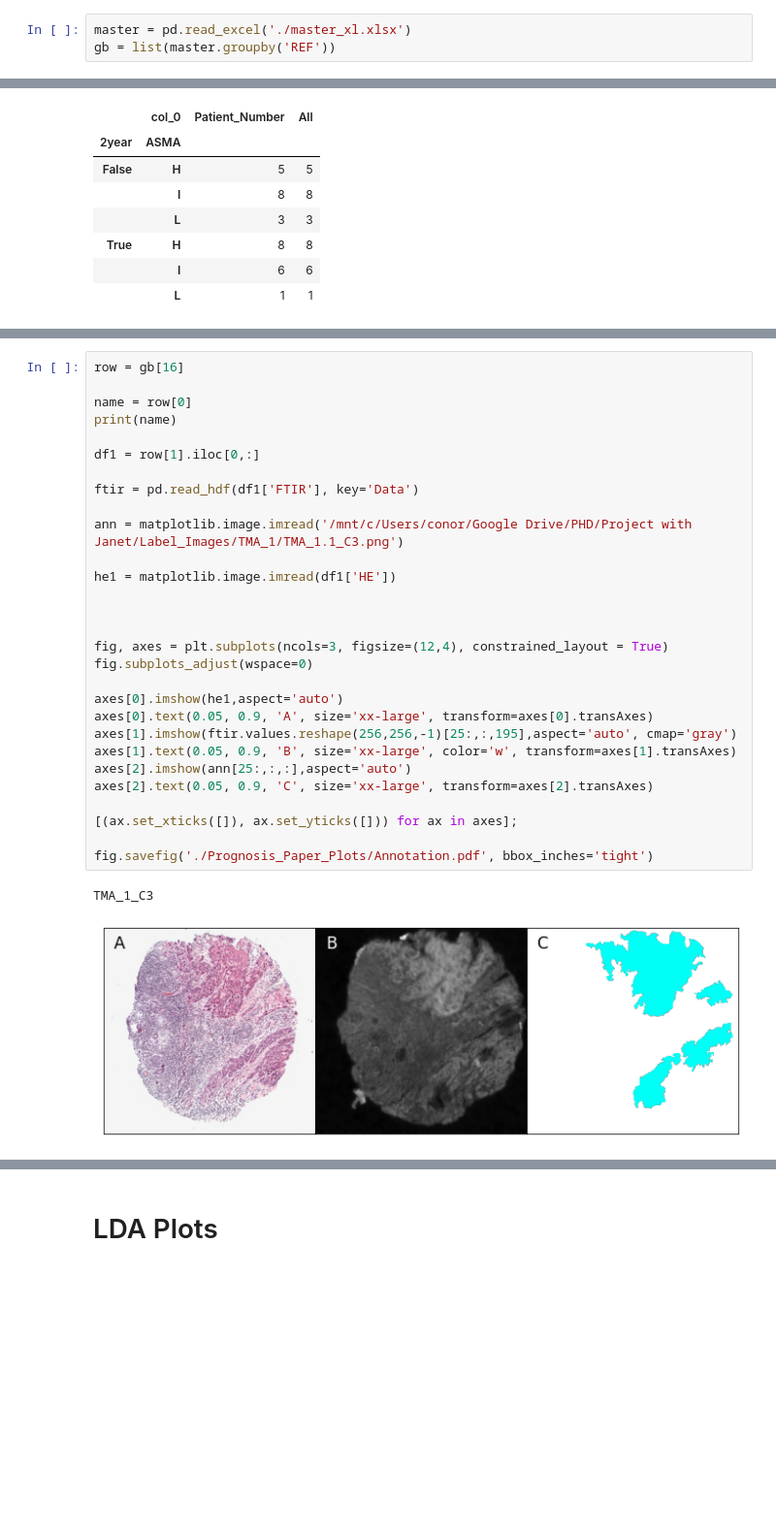
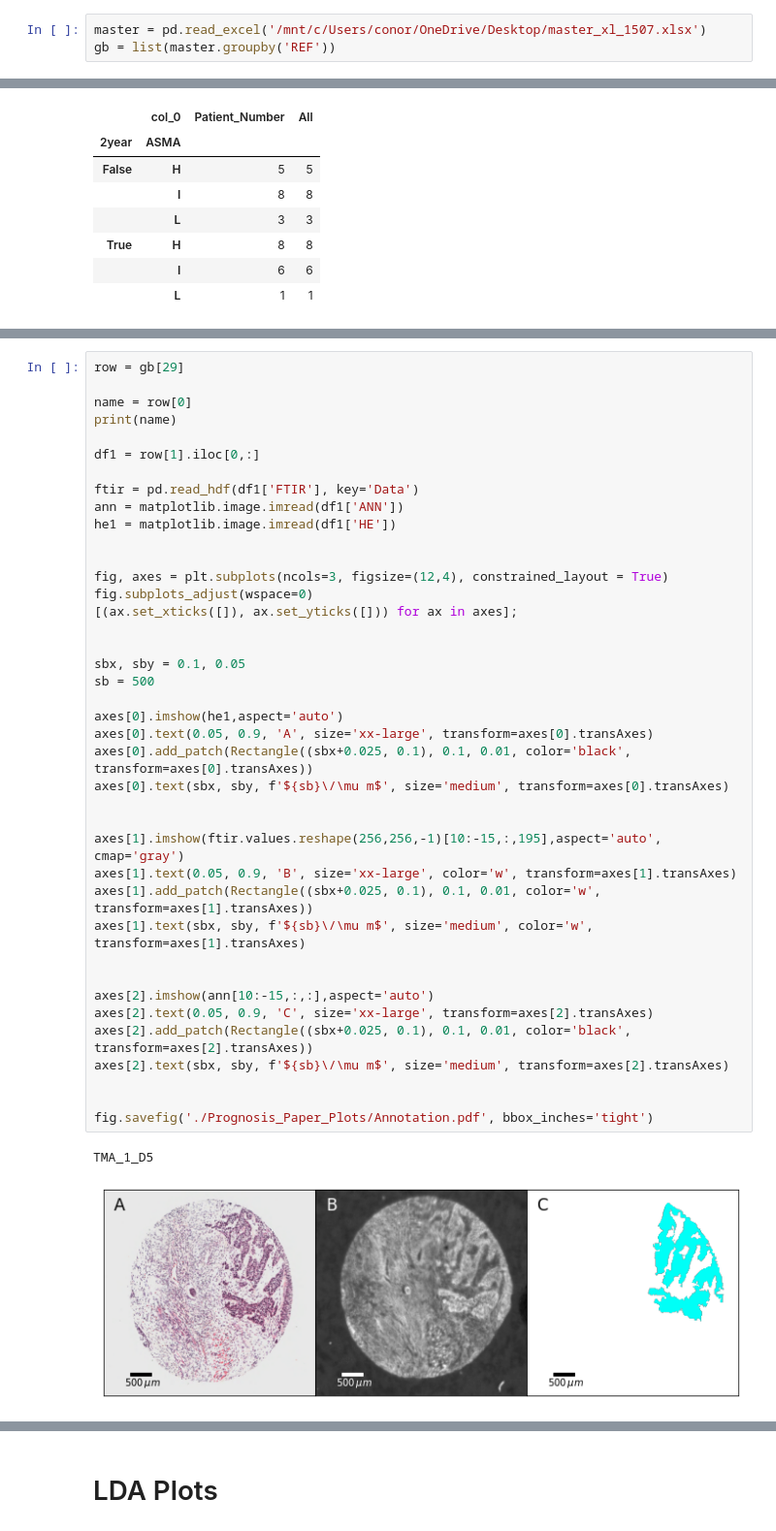
Before and after one commit to c-whitley/PHD, a Jupyter notebook: Prognosis_Plots.ipynb, the cells around one changed output, grey strips where cells are left out. Shown at 97% size. Cells and saved outputs as stored; diff of their text form; blank space fills up the shorter version.

```diff
--- a/Prognosis_Plots.ipynb
+++ b/Prognosis_Plots.ipynb
@@ -32,7 +48,7 @@ from sklearn.pipeline import Pipeline
 from sklearn.decomposition import PCA
 from sklearn.preprocessing import StandardScaler, FunctionTransformer, normalize
 # %%
-master = pd.read_excel('./master_xl.xlsx')
+master = pd.read_excel('/mnt/c/Users/conor/OneDrive/Desktop/master_xl_1507.xlsx')
 gb = list(master.groupby('REF'))
 # %%
 gb[0][1]
@@ -113,32 +128,43 @@ pd.crosstab(index=[patients['2year'], patients['ASMA']], columns='Patient_Number
 # %%
-row = gb[16]
+row = gb[29]
 
 name = row[0]
 print(name)
 
 df1 = row[1].iloc[0,:]
 
 ftir = pd.read_hdf(df1['FTIR'], key='Data')
-
-ann = matplotlib.image.imread('/mnt/c/Users/conor/Google Drive/PHD/Project with Janet/Label_Images/TMA_1/TMA_1.1_C3.png')
-
+ann = matplotlib.image.imread(df1['ANN'])
 he1 = matplotlib.image.imread(df1['HE'])
-
 
 
 fig, axes = plt.subplots(ncols=3, figsize=(12,4), constrained_layout = True)
 fig.subplots_adjust(wspace=0)
+[(ax.set_xticks([]), ax.set_yticks([])) for ax in axes];
+
+
+sbx, sby = 0.1, 0.05
+sb = 500
 
 axes[0].imshow(he1,aspect='auto')
 axes[0].text(0.05, 0.9, 'A', size='xx-large', transform=axes[0].transAxes)
-axes[1].imshow(ftir.values.reshape(256,256,-1)[25:,:,195],aspect='auto', cmap='gray')
+axes[0].add_patch(Rectangle((sbx+0.025, 0.1), 0.1, 0.01, color='black', transform=axes[0].transAxes))
+axes[0].text(sbx, sby, f'${sb}\/\mu m$', size='medium', transform=axes[0].transAxes)
+
+
+axes[1].imshow(ftir.values.reshape(256,256,-1)[10:-15,:,195],aspect='auto', cmap='gray')
 axes[1].text(0.05, 0.9, 'B', size='xx-large', color='w', transform=axes[1].transAxes)
-axes[2].imshow(ann[25:,:,:],aspect='auto')
+axes[1].add_patch(Rectangle((sbx+0.025, 0.1), 0.1, 0.01, color='w', transform=axes[1].transAxes))
+axes[1].text(sbx, sby, f'${sb}\/\mu m$', size='medium', color='w', transform=axes[1].transAxes)
+
+
+axes[2].imshow(ann[10:-15,:,:],aspect='auto')
 axes[2].text(0.05, 0.9, 'C', size='xx-large', transform=axes[2].transAxes)
+axes[2].add_patch(Rectangle((sbx+0.025, 0.1), 0.1, 0.01, color='black', transform=axes[2].transAxes))
+axes[2].text(sbx, sby, f'${sb}\/\mu m$', size='medium', transform=axes[2].transAxes)
 
-[(ax.set_xticks([]), ax.set_yticks([])) for ax in axes];
 
 fig.savefig('./Prognosis_Paper_Plots/Annotation.pdf', bbox_inches='tight')
 # %% [output]
-TMA_1_C3
+TMA_1_D5
-[figure, old version]
+[figure, new version]
```
Also changed, not shown: parts of 53 cells of this notebook, 47 other files.
